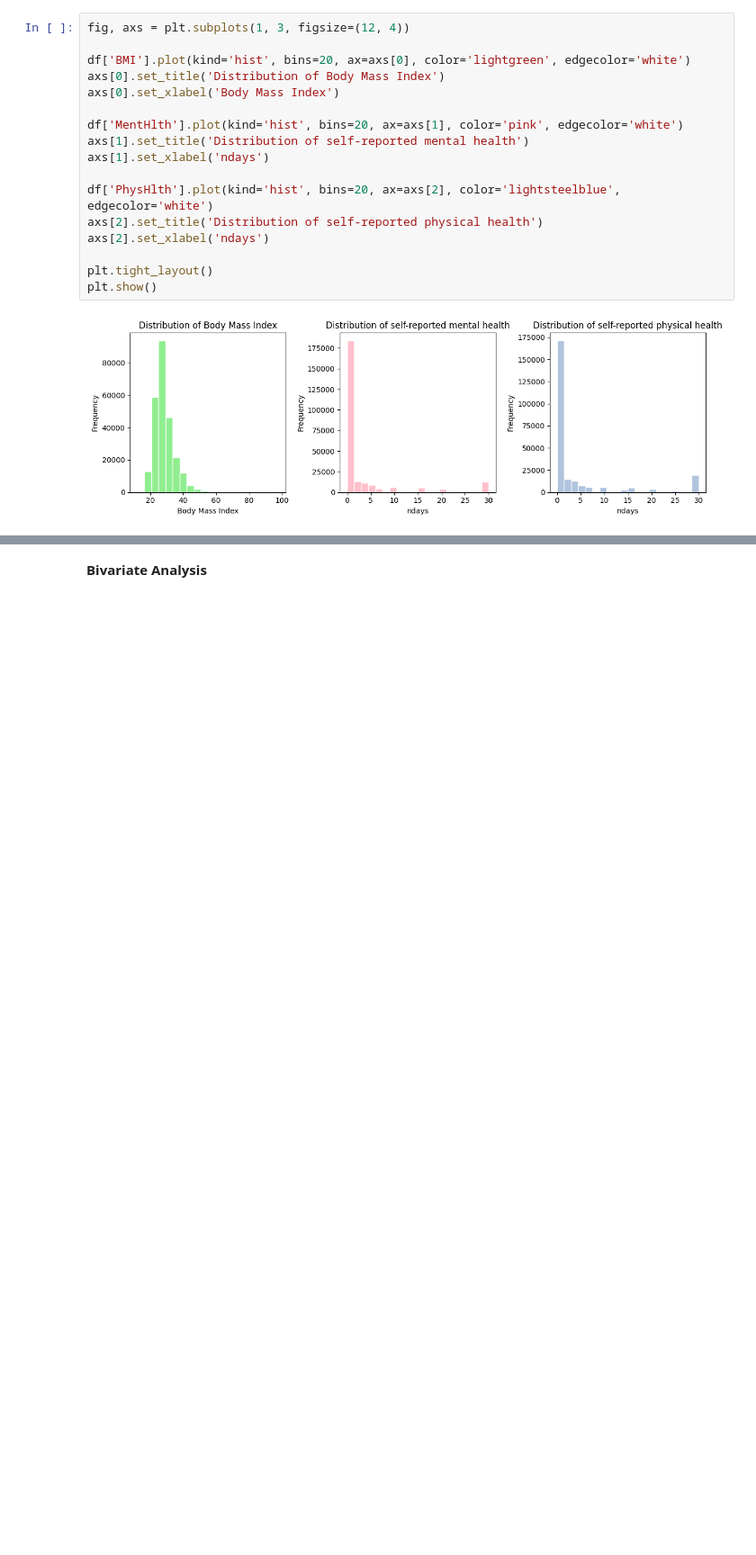
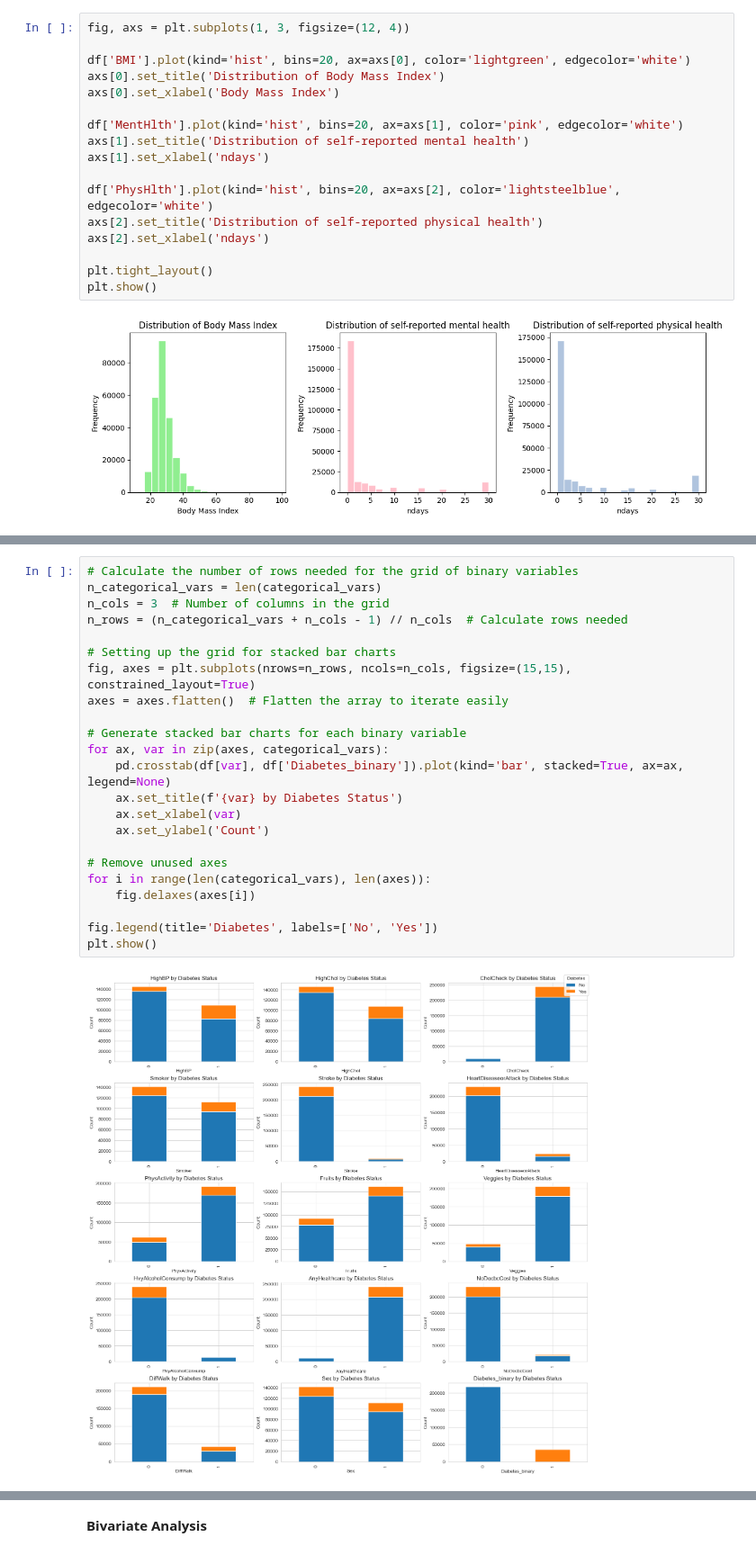
Before and after one commit to ninjakaib/math189project, a Jupyter notebook: MATH189.ipynb, the cells around one changed output, grey strips where cells are left out. Shown at 90% size. Cells and saved outputs as stored; diff of their text form; blank space fills up the shorter version.

```diff
--- a/MATH189.ipynb
+++ b/MATH189.ipynb
@@ -194,0 +229,25 @@ plt.show()
+# %%
+# Calculate the number of rows needed for the grid of binary variables
+n_categorical_vars = len(categorical_vars)
+n_cols = 3  # Number of columns in the grid
+n_rows = (n_categorical_vars + n_cols - 1) // n_cols  # Calculate rows needed
+
+# Setting up the grid for stacked bar charts
+fig, axes = plt.subplots(nrows=n_rows, ncols=n_cols, figsize=(15,15), constrained_layout=True)
+axes = axes.flatten()  # Flatten the array to iterate easily
+
+# Generate stacked bar charts for each binary variable
+for ax, var in zip(axes, categorical_vars):
+    pd.crosstab(df[var], df['Diabetes_binary']).plot(kind='bar', stacked=True, ax=ax, legend=None)
+    ax.set_title(f'{var} by Diabetes Status')
+    ax.set_xlabel(var)
+    ax.set_ylabel('Count')
+
+# Remove unused axes
+for i in range(len(categorical_vars), len(axes)):
+    fig.delaxes(axes[i])
+
+fig.legend(title='Diabetes', labels=['No', 'Yes'])
+plt.show()
+# %% [output]
+[figure, added]
```
Also changed, not shown: parts of 13 cells of this notebook, 2 other files.
